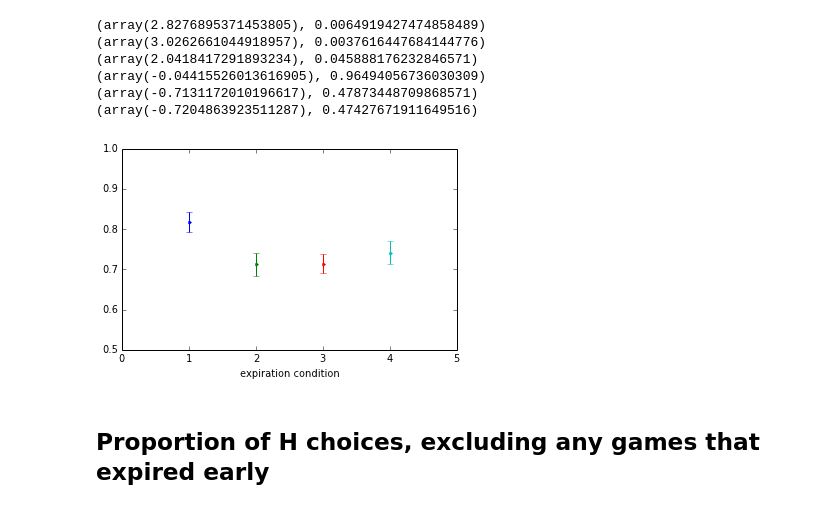
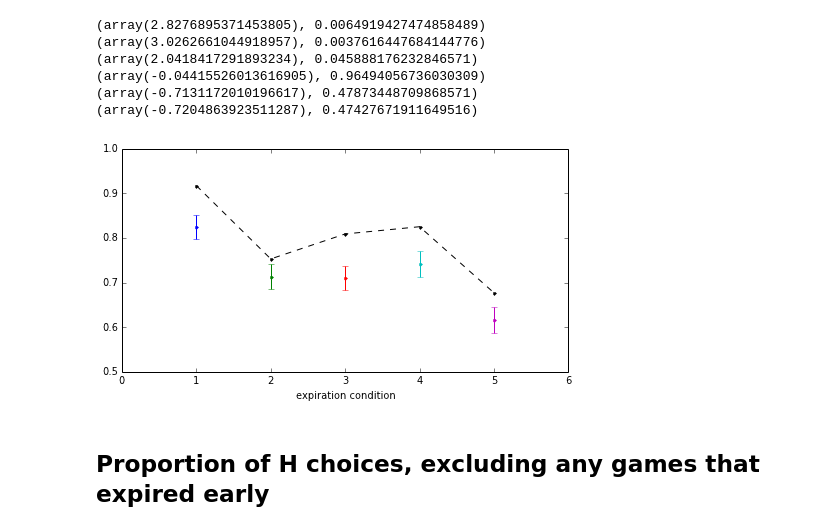
Before and after one commit to dmarkant/CompetitiveSampling, a Jupyter notebook: analysis/expiration-v1/expiration-v1.ipynb, the cells around one changed output. Saved outputs shown, nothing was run; the diff lists cells and outputs as text; code cells hidden in the pictures.

```diff
--- a/analysis/expiration-v1/expiration-v1.ipynb
+++ b/analysis/expiration-v1/expiration-v1.ipynb
@@ -318 +379,3 @@ plt.show()
+# %%
+alldata.update(newdata)
 # %%
@@ -591,11 +643,12 @@ print kruskalwallis(df[df['cond_exp']==2]['md_n_samples'],
 (0.45093323483141312, 0.5018921089012881)
 # %%
 fig, ax = plt.subplots(figsize=(6,6))
-for i in range(4):
+for i in range(5):
     v = df[df['cond_exp']==i]['md_n_samples']
     ax.errorbar(x=i+1, y=v.mean(), yerr=v.std()/np.sqrt(len(v)), marker='.')
-ax.set_xlim([0, 5])
-ax.set_ylim([0,15])
+ax.plot(range(1,6), opt_nsamples, 'k.--')
+ax.set_xlim([0, 6])
+ax.set_ylim([0,25])
 ax.set_xlabel('expiration condition')
 ax.set_aspect(.2)
 plt.show()
@@ -667,9 +730,10 @@ print ttest_ind(df_nonexp[(df_nonexp['cond_exp']==2)]['md_n_samples'], df_nonexp
 # %%
 fig, ax = plt.subplots(figsize=(6,6))
-for i in range(4):
+for i in range(5):
     v = df[df['cond_exp']==i]['bonus']
     ax.errorbar(x=i+1, y=v.mean(), yerr=v.std()/np.sqrt(len(v)), marker='.')
-ax.set_xlim([0, 5])
+ax.plot(range(1,6), best, 'k.--')
+ax.set_xlim([0, 6])
 ax.set_ylim([0,3])
 ax.set_xlabel('expiration condition')
 ax.set_aspect(2)
@@ -720,18 +784,21 @@ print ttest_ind(df[(df['cond_exp']==2)]['prop_chose_H'], df[(df['cond_exp']==3)]
 (array(-0.04415526013616905), 0.96494056736030309)
 (array(-0.7131172010196617), 0.47873448709868571)
 (array(-0.7204863923511287), 0.47427671911649516)
+# %%
+best = [np.mean([p[expf] for p in opt_pH]) for expf in ['noexp', 'unif', 'norm', 'exp', 'exp2']]
 # %%
-fig, ax = plt.subplots(figsize=(6,6))
-for i in range(4):
+fig, ax = plt.subplots(figsize=(8,8))
+for i in range(5):
     v = df[df['cond_exp']==i]['prop_chose_H']
     ax.errorbar(x=i+1, y=v.mean(), yerr=v.std()/np.sqrt(len(v)), marker='.')
-ax.set_xlim([0, 5])
+ax.plot(range(1,6), best, 'k.--')
+ax.set_xlim([0, 6])
 ax.set_ylim([0.5,1])
 ax.set_xlabel('expiration condition')
 ax.set_aspect(6)
 plt.show()
 # %% [output]
-[figure, old version]
+[figure, new version]
 # %% [markdown]
 ## Proportion of H choices, excluding any games that expired early
 # %%
```
Also changed, not shown: parts of 44 cells of this notebook, 1 other file.
